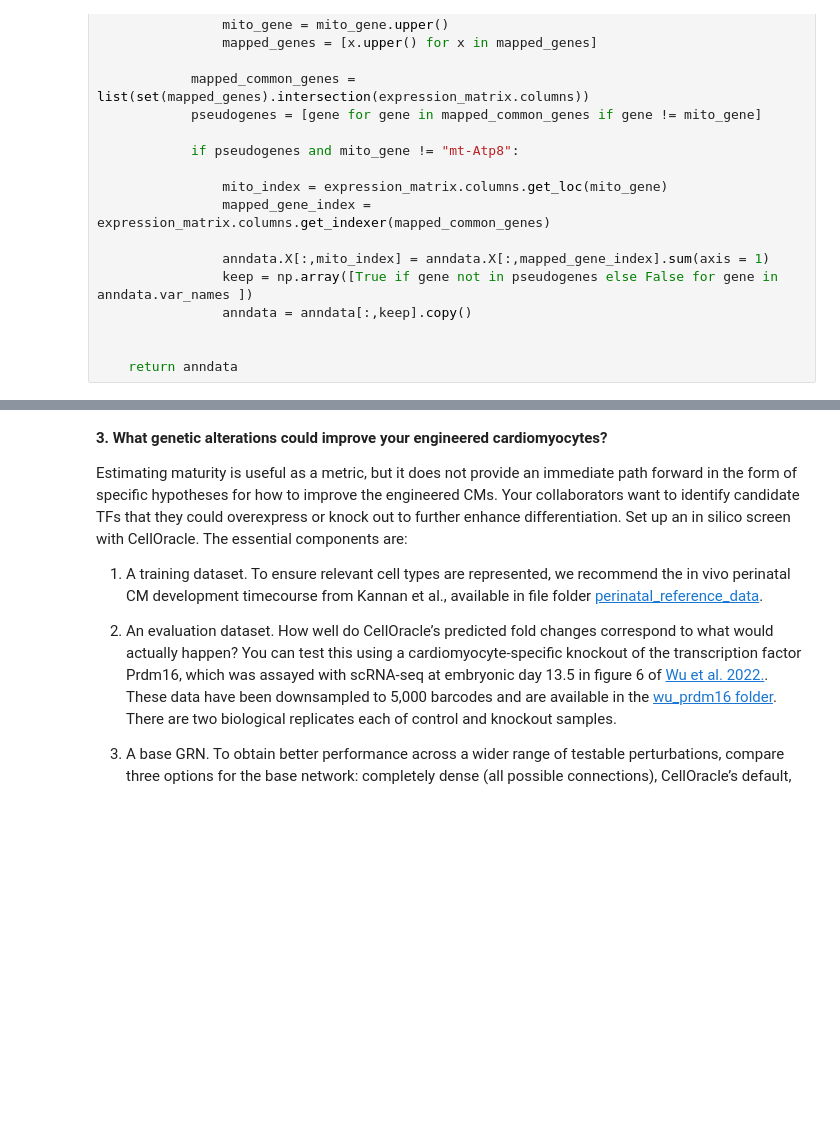
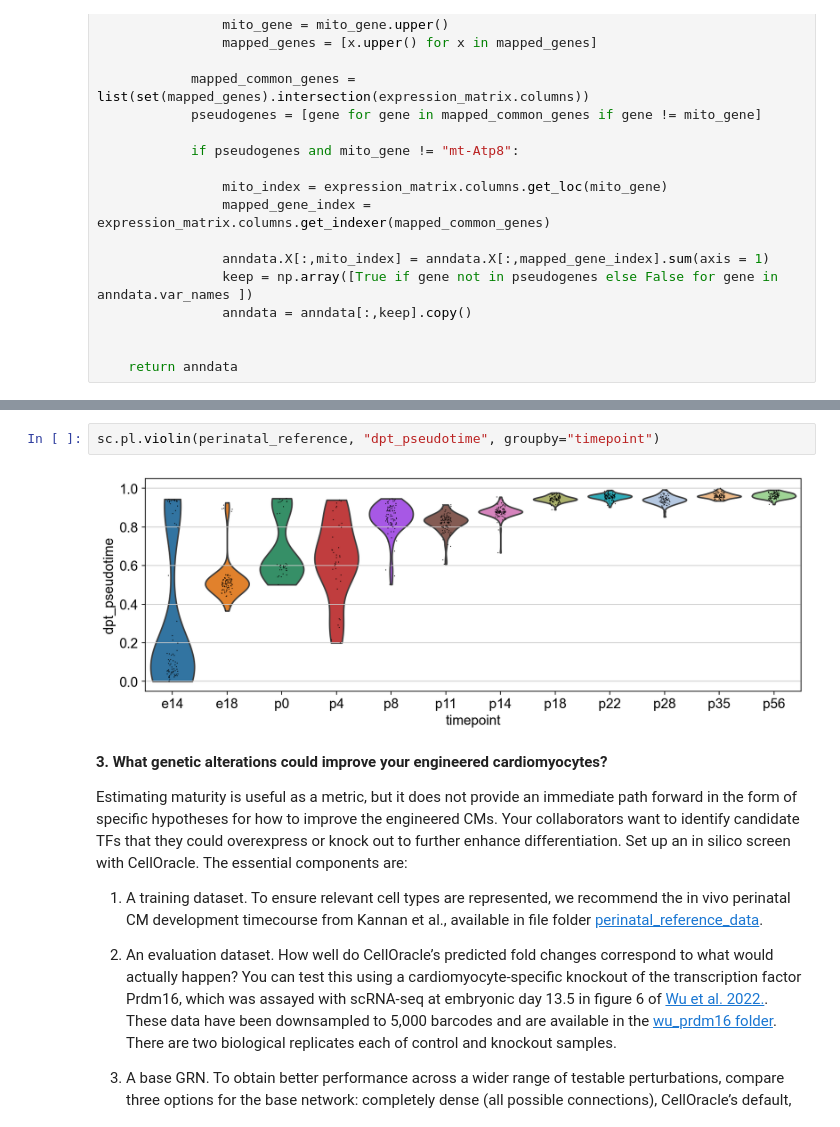
Before and after one commit to shoulton/CSCB-Final-Project, a Jupyter notebook: Final_project.ipynb, the cells around one changed output, grey strips where cells are left out. Saved outputs shown, nothing was run; the diff lists cells and outputs as text; blank space fills up the shorter version.

```diff
--- a/Final_project.ipynb
+++ b/Final_project.ipynb
@@ -199,3 +288,7 @@ def mito_correct(mitomap, anndata, species = "mouse"):
+# %%
+sc.pl.violin(perinatal_reference, "dpt_pseudotime", groupby="timepoint")
+# %% [output]
+[figure, added]
 # %% [markdown]
 <b>3. What genetic alterations could improve your engineered cardiomyocytes?</b>
 
```
Also changed, not shown: parts of 19 cells of this notebook.
